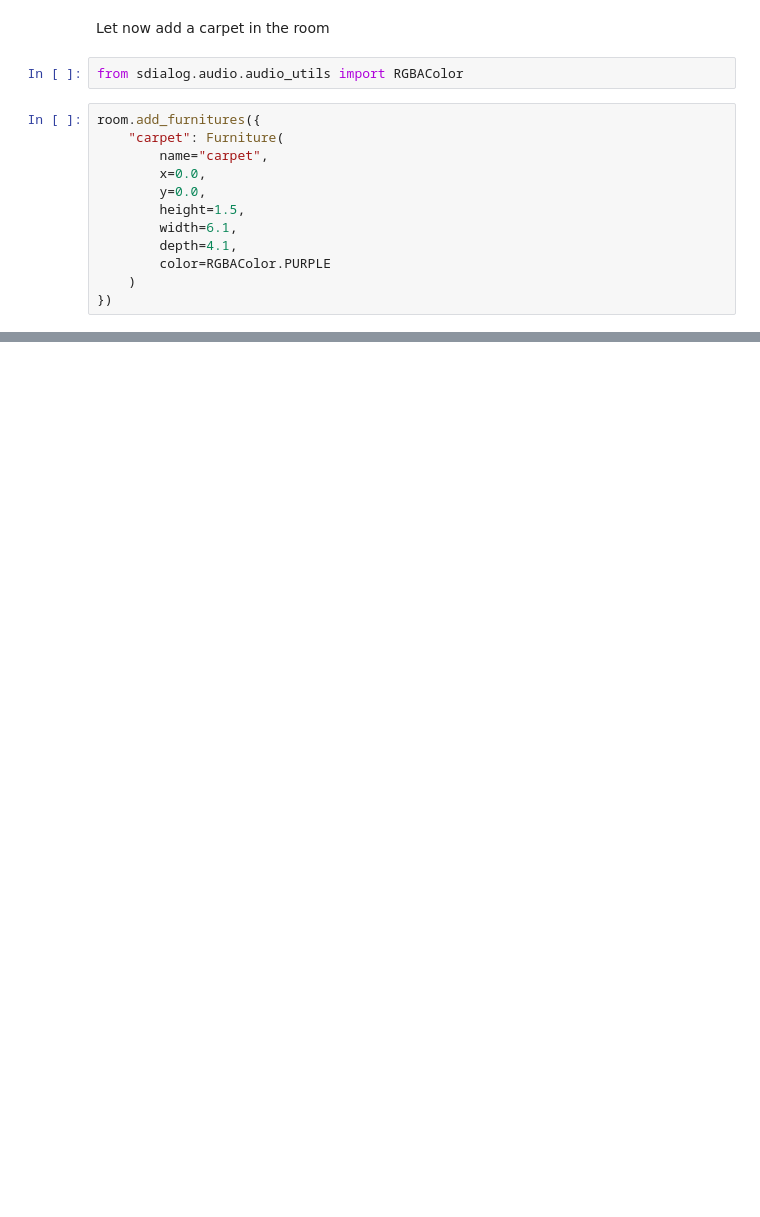
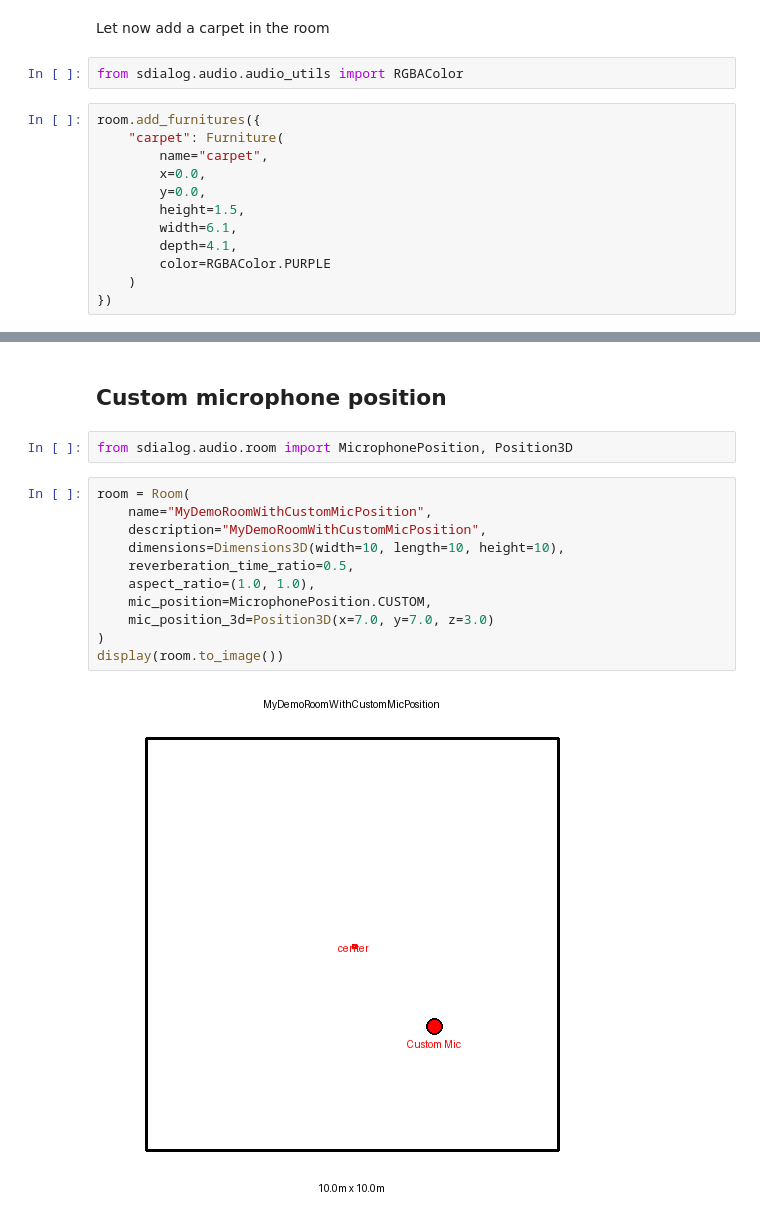
Before and after one commit to idiap/sdialog, a Jupyter notebook: tutorials/8.Rooms.ipynb, the cells around one changed output, grey strips where cells are left out. Cells and saved outputs as stored; diff of their text form; blank space fills up the shorter version.

Commit message:
- Allow the user to give custom microphone position - Show the microphone position on the map

```diff
--- a/tutorials/8.Rooms.ipynb
+++ b/tutorials/8.Rooms.ipynb
@@ -247,0 +247,17 @@ display(room.to_image())
+# %% [markdown]
+## Custom microphone position
+# %%
+from sdialog.audio.room import MicrophonePosition, Position3D
+# %%
+room = Room(
+    name="MyDemoRoomWithCustomMicPosition",
+    description="MyDemoRoomWithCustomMicPosition",
+    dimensions=Dimensions3D(width=10, length=10, height=10),
+    reverberation_time_ratio=0.5,
+    aspect_ratio=(1.0, 1.0),
+    mic_position=MicrophonePosition.CUSTOM,
+    mic_position_3d=Position3D(x=7.0, y=7.0, z=3.0)
+)
+display(room.to_image())
+# %% [output]
+[figure, added]
```
Also changed, not shown: parts of 8 cells of this notebook, 7 other files.
